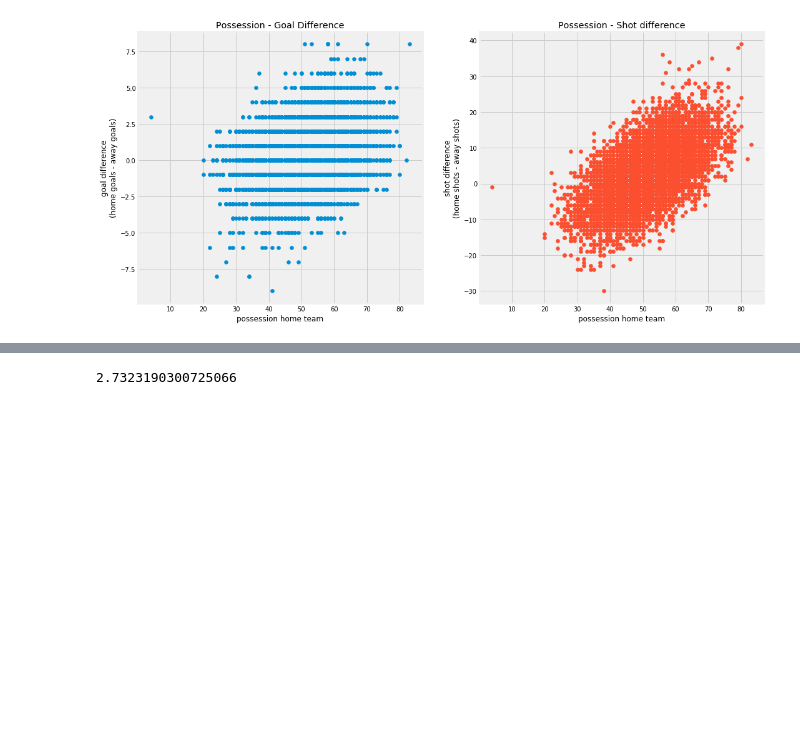
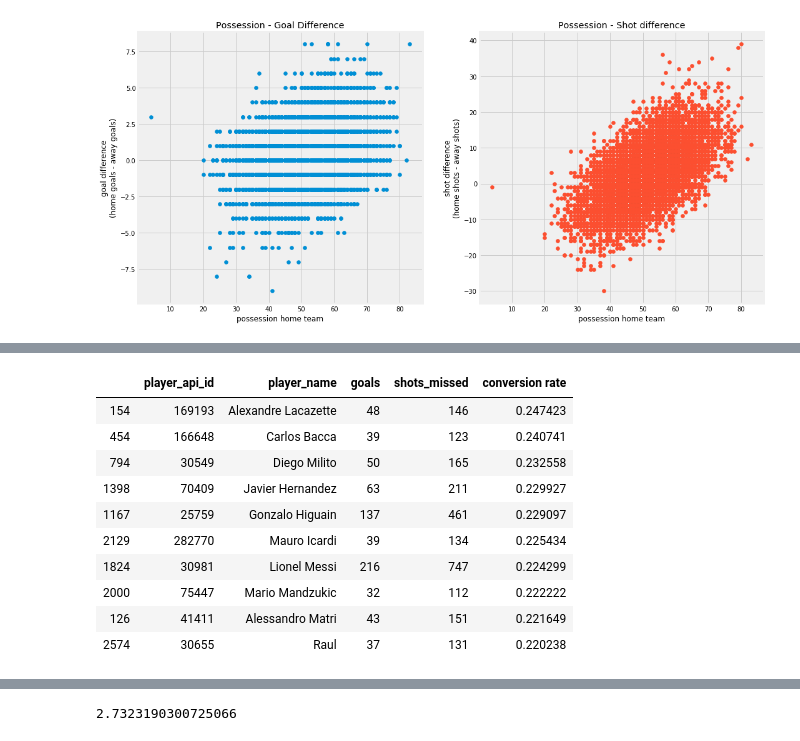
Before and after one commit to normannexo/jupyter_data_science, a Jupyter notebook: Soccer project.ipynb, the cells around one changed output, grey strips where cells are left out. Saved outputs shown, nothing was run; the diff lists cells and outputs as text; code cells hidden in the pictures; blank space fills up the shorter version.

```diff
--- a/Soccer project.ipynb
+++ b/Soccer project.ipynb
@@ -450,0 +432,15 @@ ax = sns.barplot(x="player_name", y="conversion rate", data=df_player_bar_chart)
+# %%
+df_players_top10_conv_rate = df_player_plus[(df_player_plus['goals'] + df_player_plus['shots_missed'])>100].sort_values(by='conversion rate', ascending=False).head(10)
+df_players_top10_conv_rate
+# %% [output]
+|  | player_api_id | player_name | goals | shots_missed | conversion rate |
+| 154 | 169193 | Alexandre Lacazette | 48 | 146 | 0.247423 |
+| 454 | 166648 | Carlos Bacca | 39 | 123 | 0.240741 |
+| 794 | 30549 | Diego Milito | 50 | 165 | 0.232558 |
+| 1398 | 70409 | Javier Hernandez | 63 | 211 | 0.229927 |
+| 1167 | 25759 | Gonzalo Higuain | 137 | 461 | 0.229097 |
+| 2129 | 282770 | Mauro Icardi | 39 | 134 | 0.225434 |
+| 1824 | 30981 | Lionel Messi | 216 | 747 | 0.224299 |
+| 2000 | 75447 | Mario Mandzukic | 32 | 112 | 0.222222 |
+| 126 | 41411 | Alessandro Matri | 43 | 151 | 0.221649 |
+| 2574 | 30655 | Raul | 37 | 131 | 0.220238 |
```
Also changed, not shown: parts of 23 cells of this notebook.
